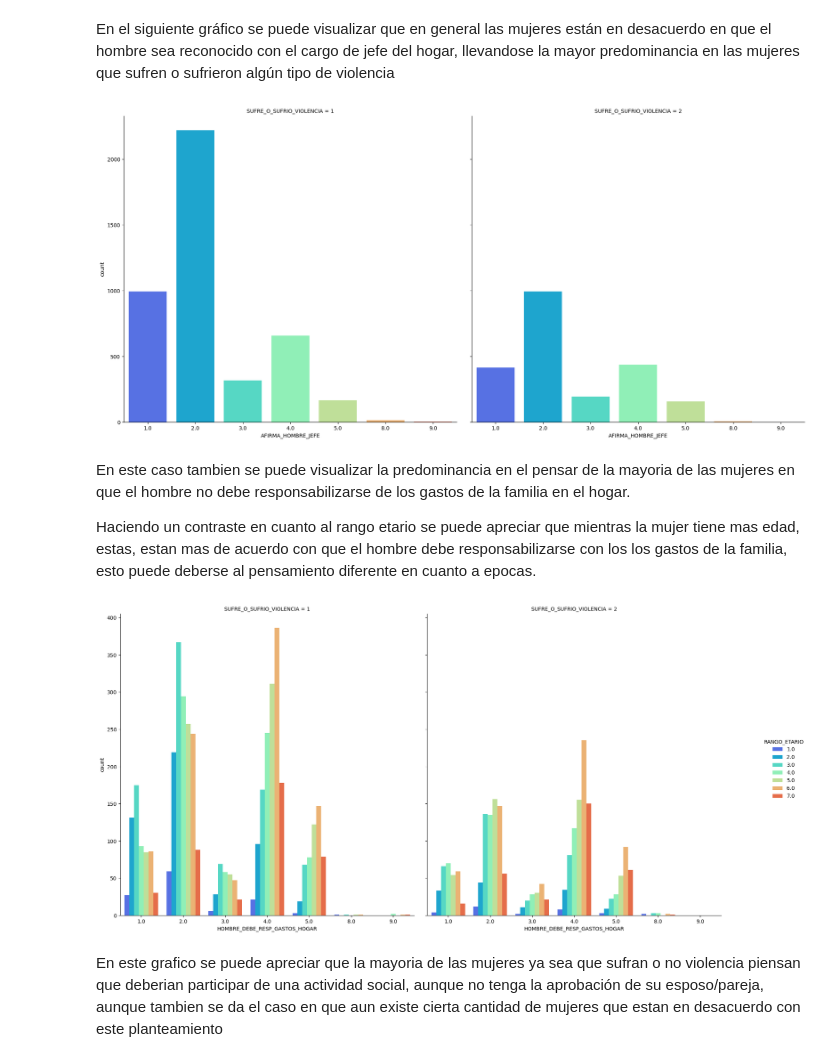
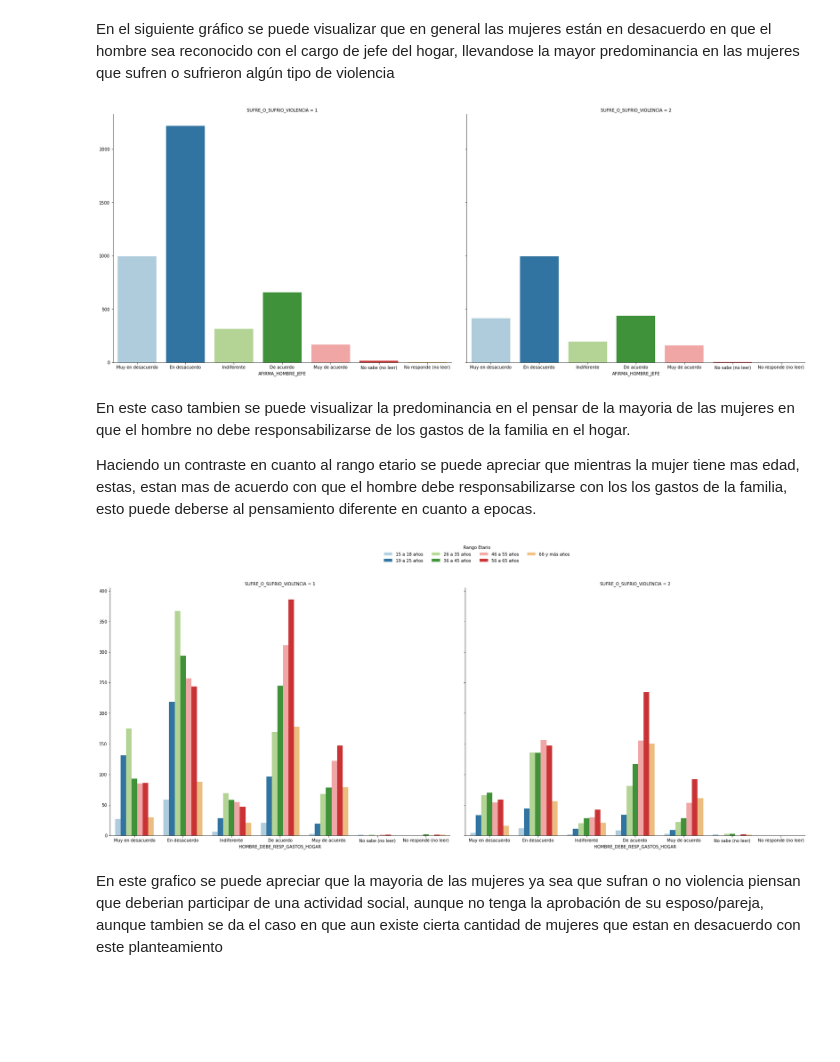
Before and after one commit to LunaGarces/Proyecto_Intro_Cn_Datos, a Jupyter notebook: Analisis y Construcción.ipynb, the cells around one changed output. Cells and saved outputs as stored; diff of their text form; code cells hidden in the pictures; blank space fills up the shorter version.

```diff
--- a/Analisis y Construcción.ipynb
+++ b/Analisis y Construcción.ipynb
@@ -317,21 +425,31 @@ data_violencia.head()
 # %% [markdown]
 En el siguiente gráfico se puede visualizar que en general las mujeres están en desacuerdo en que el hombre sea reconocido con el cargo de jefe del hogar, llevandose la mayor predominancia en las mujeres que sufren o sufrieron algún tipo de violencia
 # %%
-ax = sns.catplot(x='AFIRMA_HOMBRE_JEFE', col = 'SUFRE_O_SUFRIO_VIOLENCIA', data= data_violencia, kind = 'count', palette='rainbow')
-ax.fig.set_figwidth(20)
+ax = sns.catplot(x='AFIRMA_HOMBRE_JEFE', col = 'SUFRE_O_SUFRIO_VIOLENCIA', data= data_violencia, kind = 'count', palette = sns.color_palette("Paired", 9))
+ax.fig.set_figwidth(25)
 ax.fig.set_figheight(10)
+ax.set(ylabel='')
+ax.set_xticklabels(['Muy en desacuerdo', 'En desacuerdo', 'Indiferente', 'De acuerdo', 'Muy de acuerdo', 'No sabe (no leer)','No responde (no leer)'])
+plt.show()
 # %% [output]
-[figure, old version]
+[figure, new version]
 # %% [markdown]
 En este caso tambien se puede visualizar la predominancia en el pensar de la mayoria de las mujeres en que el hombre no debe responsabilizarse de los gastos de  la familia en el hogar.
 
 Haciendo un contraste en cuanto al rango etario se puede apreciar que mientras la mujer tiene mas edad, estas, estan mas de acuerdo con que el hombre debe responsabilizarse con los los gastos de la familia, esto puede deberse al pensamiento diferente en cuanto a epocas.
 # %%
-ax = sns.catplot(x='HOMBRE_DEBE_RESP_GASTOS_HOGAR',  hue = 'RANGO_ETARIO', col = 'SUFRE_O_SUFRIO_VIOLENCIA', data= data_violencia, kind = 'count',  palette='rainbow')
-ax.fig.set_figwidth(20)
+ax = sns.catplot(x='HOMBRE_DEBE_RESP_GASTOS_HOGAR',  hue = 'RANGO_ETARIO', col = 'SUFRE_O_SUFRIO_VIOLENCIA', data= data_violencia, kind = 'count', palette = sns.color_palette("Paired", 9))
+ax.fig.set_figwidth(28)
 ax.fig.set_figheight(10)
+ax.set(ylabel='')
+ax.set_xticklabels(['Muy en desacuerdo', 'En desacuerdo', 'Indiferente', 'De acuerdo', 'Muy de acuerdo', 'No sabe (no leer)','No responde (no leer)'])
+
+sns.move_legend(ax, "lower center", bbox_to_anchor=(.5, 1), ncol=4, title= 'Rango Etario', frameon=False)
+ax.set(ylabel='')
+for t, l in zip(ax._legend.texts, ['15 a 18 años', '19 a 25 años','26 a 35 años','36 a 45 años','46 a 55 años','56 a 65 años','66 y más años']):
+    t.set_text(l)
 # %% [output]
-[figure, old version]
+[figure, new version]
 # %% [markdown]
 En este grafico se puede apreciar que la mayoria de las mujeres ya sea que sufran o no violencia piensan que deberian participar de una actividad social, aunque no tenga la aprobación de su esposo/pareja, aunque tambien se da el caso en que aun existe cierta cantidad de mujeres que estan en desacuerdo con este planteamiento
 # %%
```
Also changed, not shown: parts of 31 cells of this notebook.
